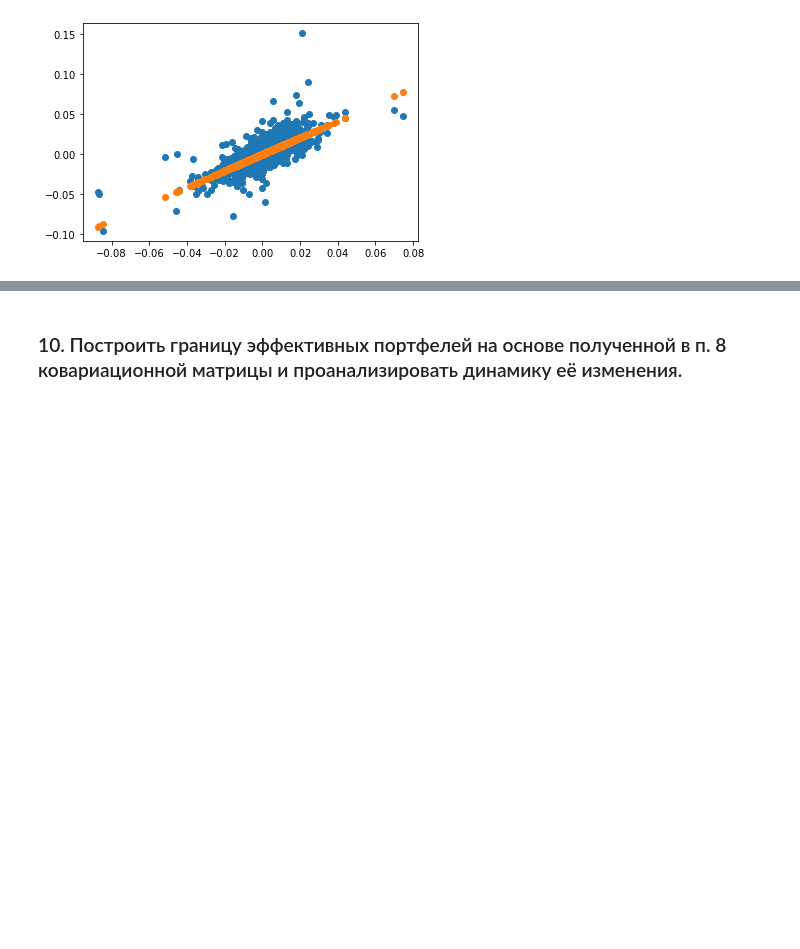
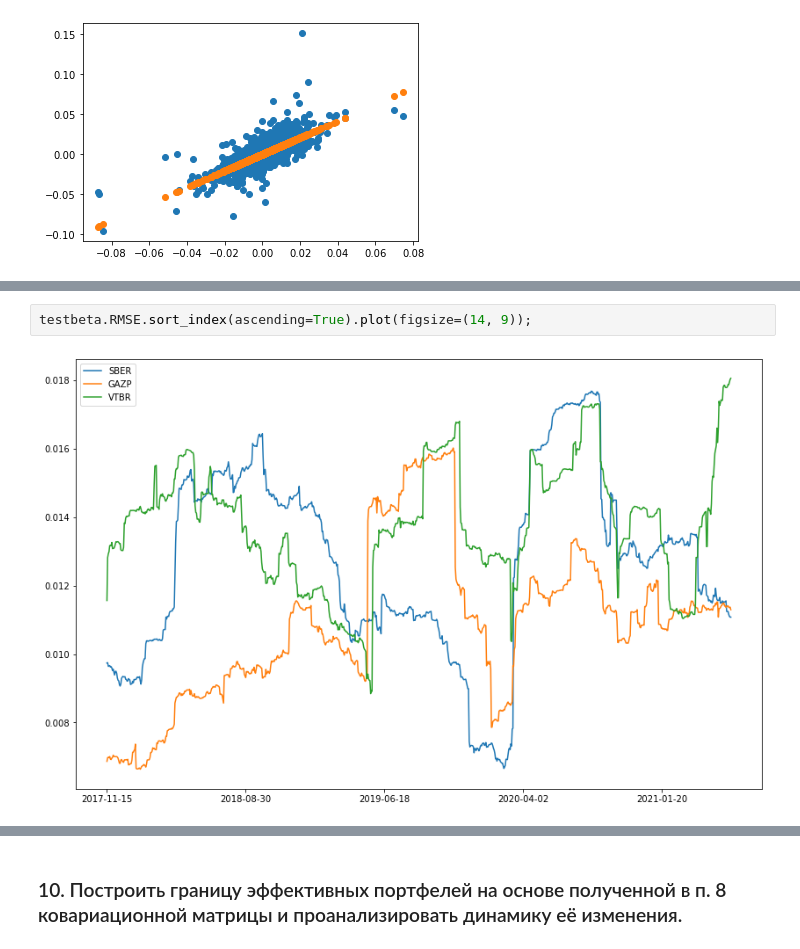
Before and after one commit to darkmetrics/portfolio_HW, a Jupyter notebook: scripts/task.ipynb, the cells around one changed output, grey strips where cells are left out. Drawn from its saved outputs; the diff is of its cells as text; blank space fills up the shorter version.

```diff
--- a/scripts/task.ipynb
+++ b/scripts/task.ipynb
@@ -513,0 +751,4 @@ To do:
+# %%
+testbeta.RMSE.sort_index(ascending=True).plot(figsize=(14, 9));
+# %% [output]
+[figure, added]
```
Also changed, not shown: parts of 20 cells of this notebook, 2 other files.
